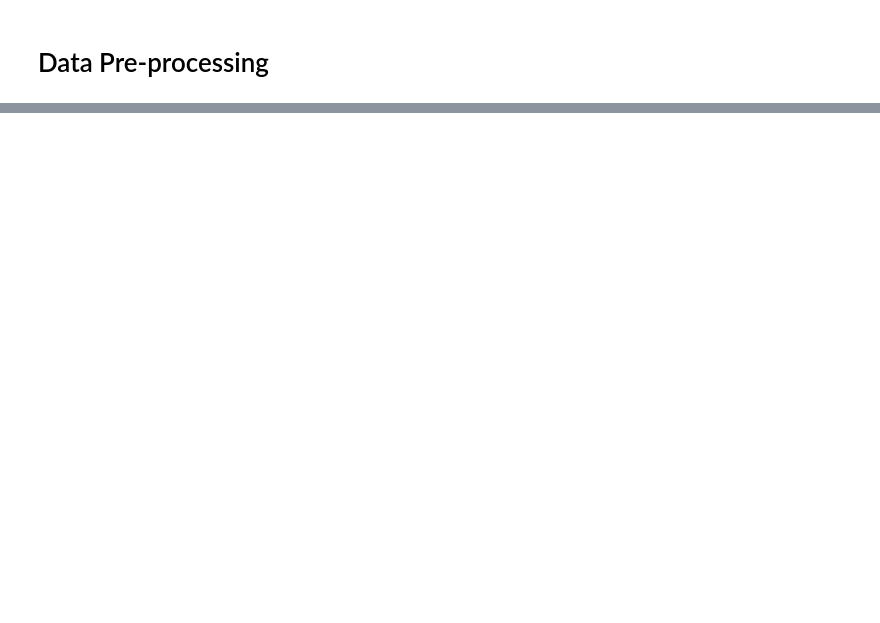
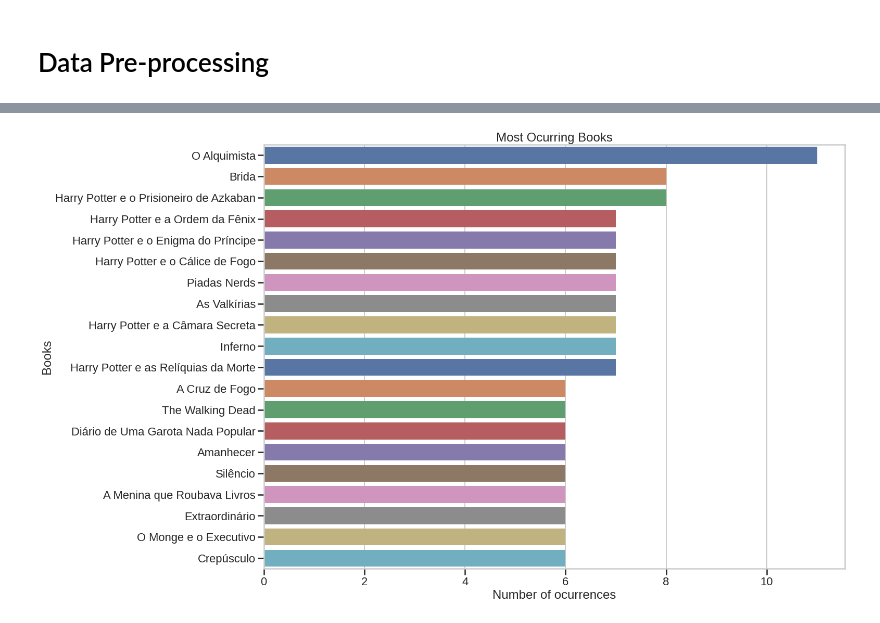
Before and after one commit to cabarros3/data_analysis, a Jupyter notebook: skoob/skoob.ipynb, the cells around one changed output, grey strips where cells are left out. Cells and saved outputs as stored; diff of their text form; code cells hidden in the pictures; blank space fills up the shorter version.

```diff
--- a/skoob/skoob.ipynb
+++ b/skoob/skoob.ipynb
@@ -126,0 +70,5 @@ df.head(2)
+# %%
+# rename columns 'paginas', 'genero'
+
+df_skoob.rename(columns={'paginas':'total_paginas','genero':'genero_literario'}, inplace=True)
+df_skoob.head(2)
@@ -126,0 +79,10 @@ df.head(2)
+# %%
+# creating a filter to rating > 5
+df_rating = df_skoob['rating'] <= 5
+df_semifinal = df_skoob[df_rating]
+#df_semifinal.sort_values('rating', ascending=False)  # verificar se o maior rating é 5
+# %%
+# creating a filter to avaliacao != 0
+df_ava = df_semifinal['avaliacao'] != 0
+df_final = df_semifinal[df_ava]
+# df_final.head(2) # verifica se na coluna avaliacao ainda existe algum valor 0
@@ -126,0 +134,2 @@ df.head(2)
+# %%
+df_final.dropna(inplace=True) #dropando todos os nulos do dataset
@@ -126,0 +228,13 @@ df.head(2)
+# %%
+#graph 01
+sns.set_context('poster')
+plt.figure(figsize=(20,15))
+books = df_final['titulo'].value_counts()[:20]
+rating = df_final.rating[:20]
+sns.barplot(x = books, y = books.index, palette='deep')
+plt.title('Most Ocurring Books')
+plt.xlabel('Number of ocurrences')
+plt.ylabel('Books')
+plt.show()
+# %% [output]
+[figure, added]
```
Also changed, not shown: parts of 41 cells of this notebook.
